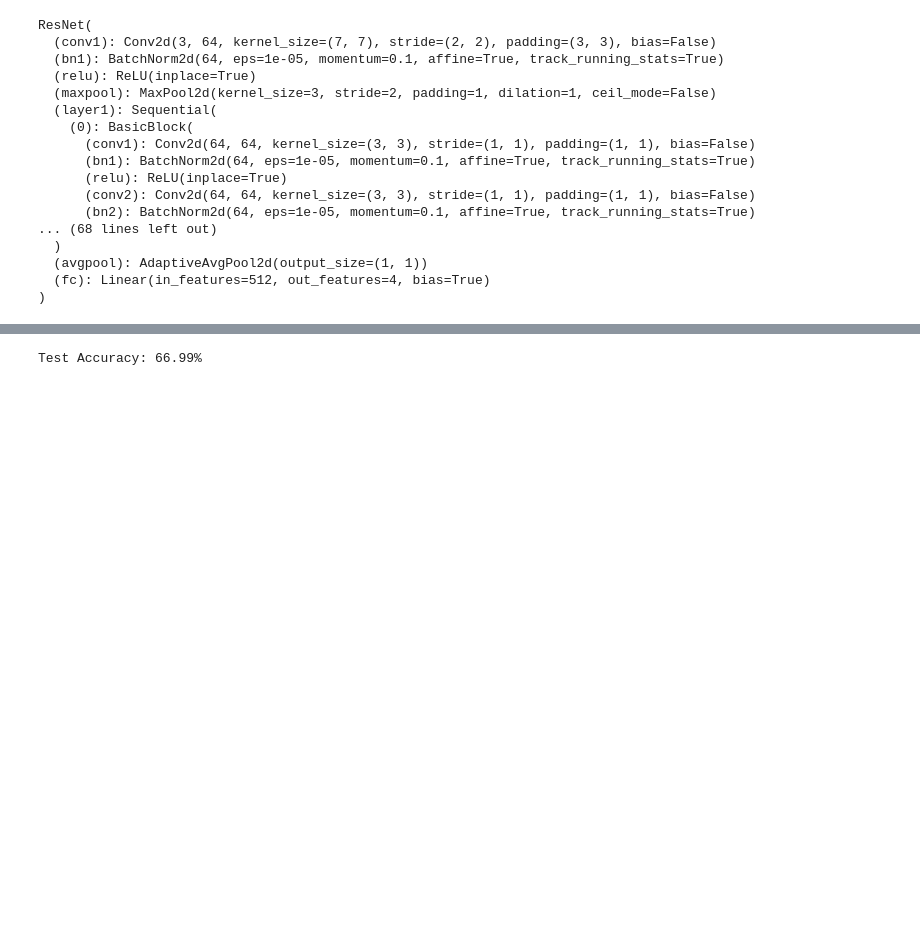
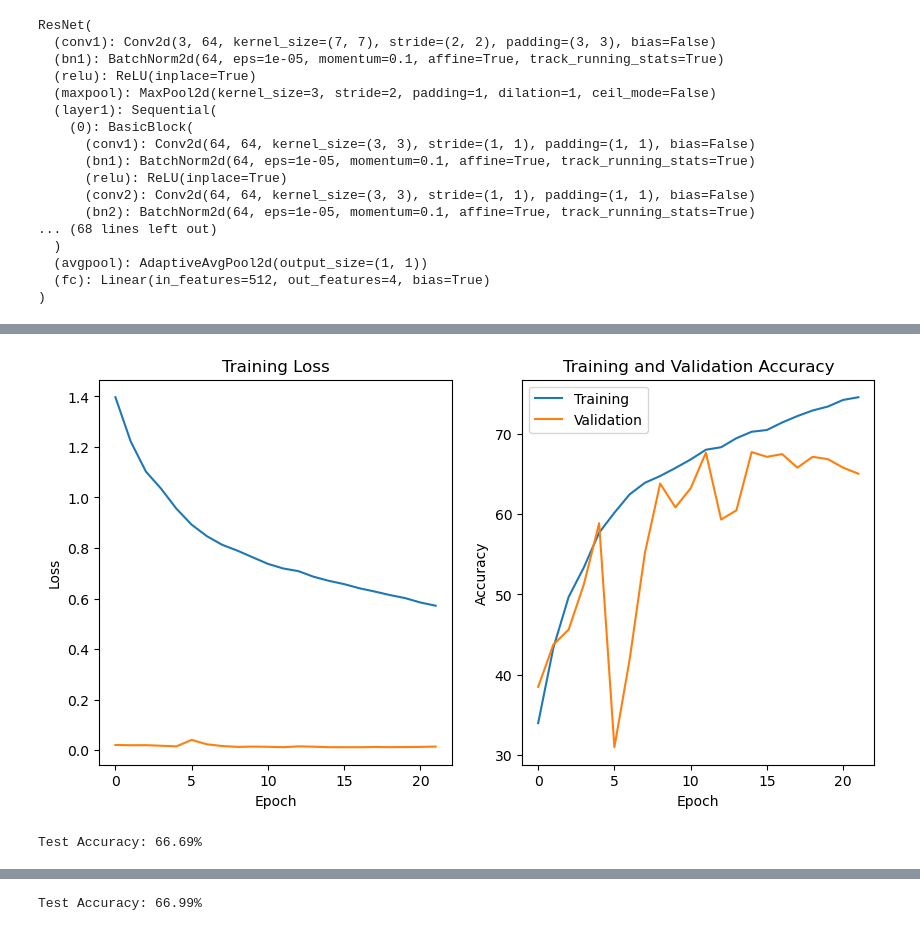
Before and after one commit to SupradeepDanturti/COMP6721_Winter2023_GroupG, a Jupyter notebook: Code/UTKFaceDataset - RESNET-18 Build-2.ipynb, the cells around one changed output, grey strips where cells are left out. Cells and saved outputs as stored; diff of their text form; code cells hidden in the pictures; blank space fills up the shorter version.

```diff
--- a/Code/UTKFaceDataset - RESNET-18 Build-2.ipynb
+++ b/Code/UTKFaceDataset - RESNET-18 Build-2.ipynb
@@ -98,0 +207,25 @@ ResNet(
+# %%
+# Evaluation on test set and ROC curve
+model.eval()
+with torch.no_grad():
+    correct = 0
+    total = 0
+    y_true = []
+    y_pred = []
+    for images, labels in test_loader:
+        images = images.to(device)
+        labels = labels.to(device)
+
+        outputs = model(images)
+        _, predicted = torch.max(outputs.data, 1)
+        total += labels.size(0)
+        correct += (predicted == labels).sum().item()
+
+        # For ROC curve
+        y_true.extend(labels.cpu().numpy())
+        y_pred.extend(outputs.cpu().numpy())  # Predicted probabilities for all classes
+
+    accuracy = 100 * correct / total
+    print(f'Test Accuracy: {accuracy:.2f}%')
+# Save the model
+torch.save(model.state_dict(), 'face_age_detection_resnet18_4th.1_Try.pth')
@@ -98,0 +403,47 @@ ResNet(
+# %%
+# Plot training accuracy and loss
+plt.figure(figsize=(10,5))
+plt.subplot(1,2,1)
+plt.plot(train_losses,label='Training')
+plt.plot(val_losses, label='Validation')
+plt.title('Training Loss')
+plt.xlabel('Epoch')
+plt.ylabel('Loss')
+
+plt.subplot(1,2,2)
+plt.plot(train_accs, label='Training')
+plt.plot(val_accs, label='Validation')
+plt.title('Training and Validation Accuracy')
+plt.xlabel('Epoch')
+plt.ylabel('Accuracy')
+plt.legend()
+plt.show()
+# %% [output]
+[figure, added]
+# %%
+# Evaluation on test set and ROC curve
+model.eval()
+with torch.no_grad():
+    correct = 0
+    total = 0
+    y_true = []
+    y_pred = []
+    for images, labels in test_loader:
+        images = images.to(device)
+        labels = labels.to(device)
+
+        outputs = model(images)
+        _, predicted = torch.max(outputs.data, 1)
+        total += labels.size(0)
+        correct += (predicted == labels).sum().item()
+
+        # For ROC curve
+        y_true.extend(labels.cpu().numpy())
+        y_pred.extend(outputs.cpu().numpy())  # Predicted probabilities for all classes
+
+    accuracy = 100 * correct / total
+    print(f'Test Accuracy: {accuracy:.2f}%')
+# Save the model
+torch.save(model.state_dict(), 'face_age_detection_resnet18_4th_Try.pth')
+# %% [output]
+Test Accuracy: 66.69%
```
Also changed, not shown: parts of 12 cells of this notebook.
